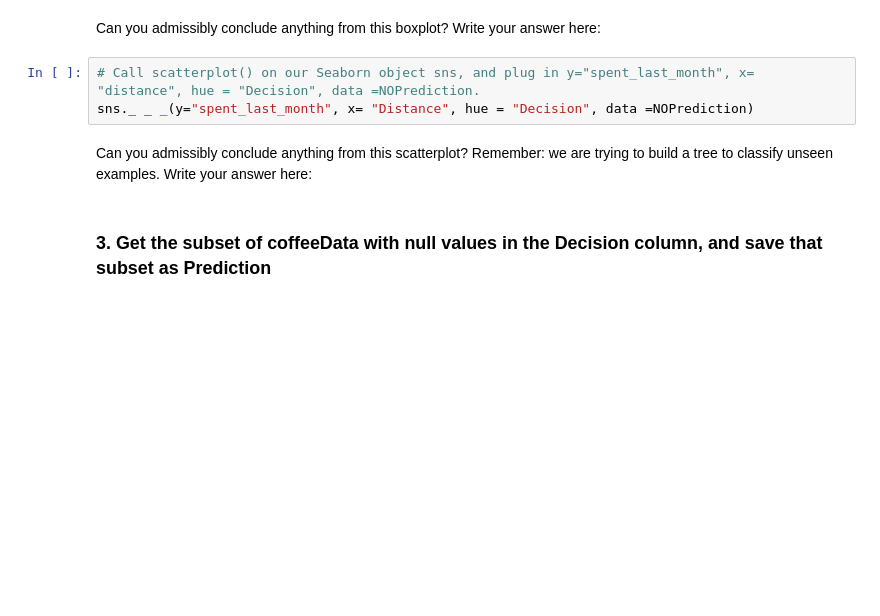
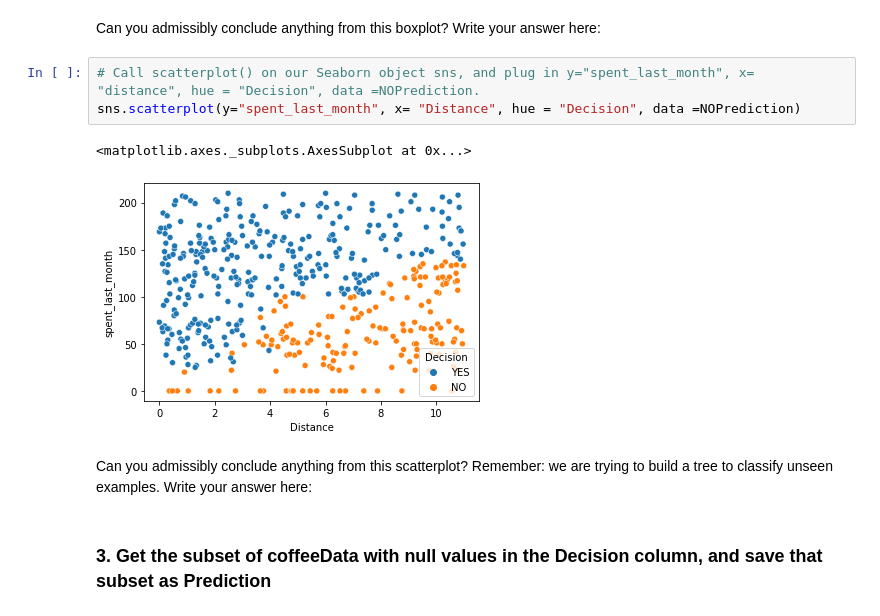
Before and after one commit to neetinds/Springboard, a Jupyter notebook: Springboard_Decision_Tree_Specialty_Coffee_Case_Study_Tier_1.ipynb, the cells around one changed output. Drawn from its saved outputs; the diff is of its cells as text; blank space fills up the shorter version.

```diff
--- a/Springboard_Decision_Tree_Specialty_Coffee_Case_Study_Tier_1.ipynb
+++ b/Springboard_Decision_Tree_Specialty_Coffee_Case_Study_Tier_1.ipynb
@@ -204,7 +296,10 @@ plt.show()
 Can you admissibly conclude anything from this boxplot? Write your answer here:
 # %%
 # Call scatterplot() on our Seaborn object sns, and plug in y="spent_last_month", x= "distance", hue = "Decision", data =NOPrediction.
-sns._ _ _(y="spent_last_month", x= "Distance", hue = "Decision", data =NOPrediction)
+sns.scatterplot(y="spent_last_month", x= "Distance", hue = "Decision", data =NOPrediction)
+# %% [output]
+<matplotlib.axes._subplots.AxesSubplot at 0x...>
+[figure, added]
 # %% [markdown]
 Can you admissibly conclude anything from this scatterplot? Remember: we are trying to build a tree to classify unseen examples. Write your answer here:
 # %% [markdown]
```
Also changed, not shown: parts of 38 cells of this notebook.
